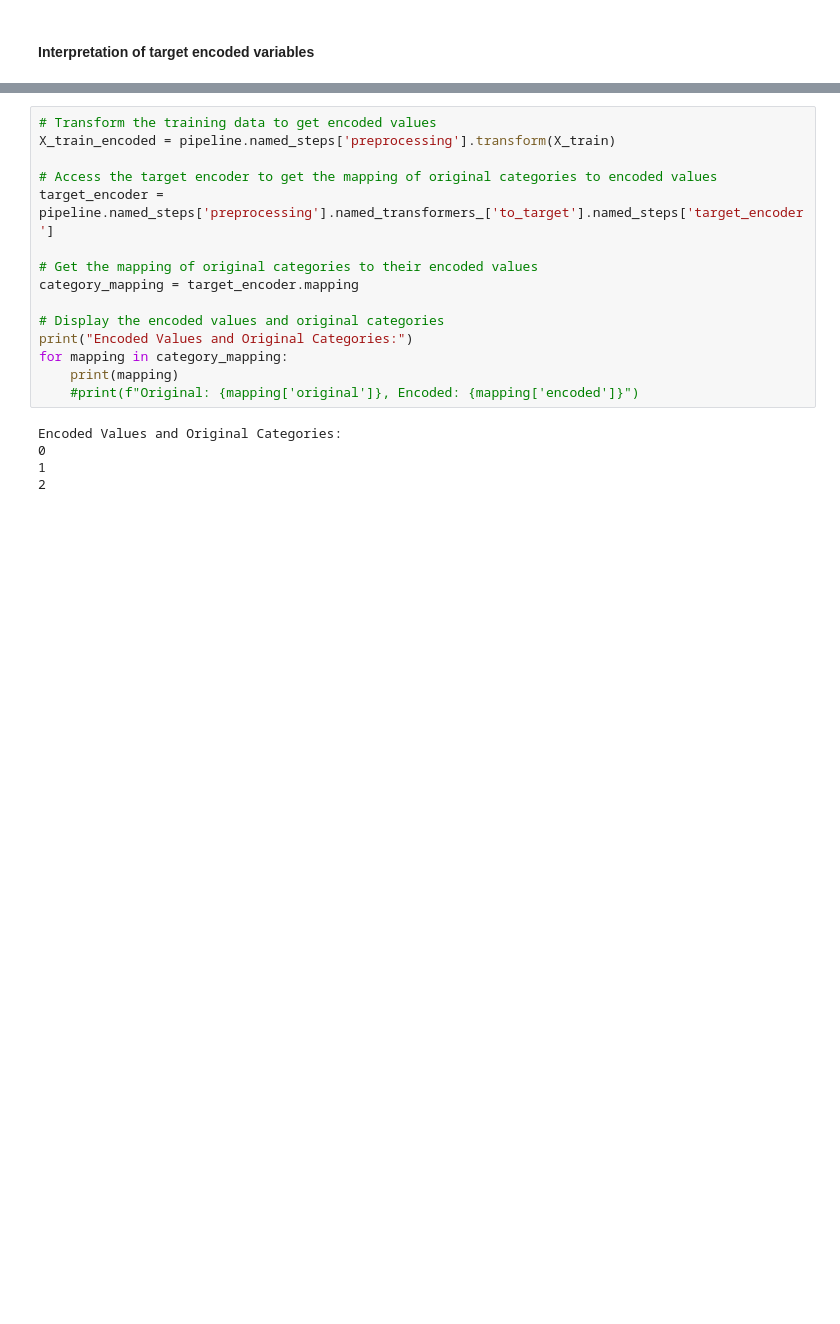
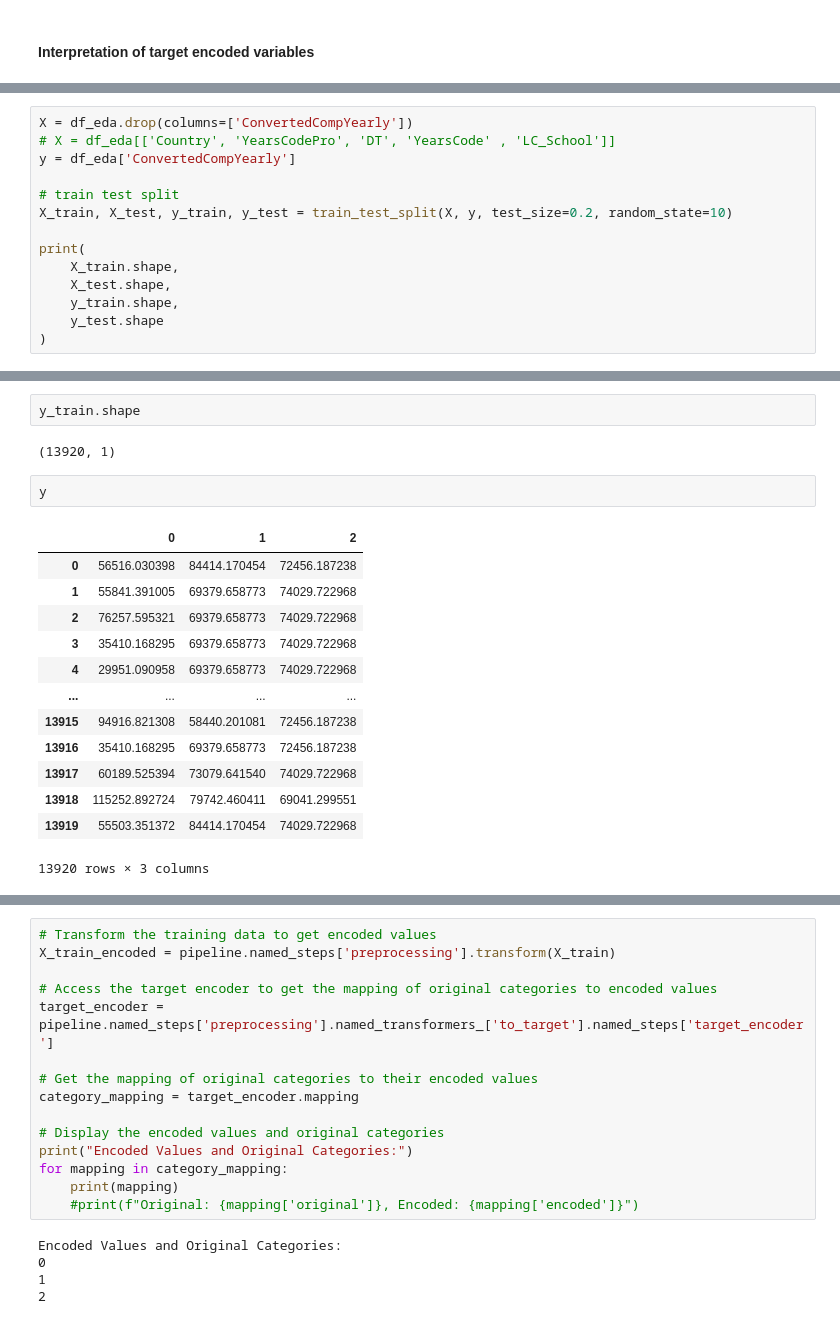
Before and after one commit to DavidB1999/Udacity-Project---Stack-Overflow-Annual-Developer-Survey, a Jupyter notebook: Analysis.ipynb, the cells around one changed output, grey strips where cells are left out. Drawn from its saved outputs; the diff is of its cells as text; blank space fills up the shorter version.

```diff
--- a/Analysis.ipynb
+++ b/Analysis.ipynb
@@ -900,0 +892,14 @@ TargetEncoder(cols=['Country', 'DevType', 'EdLevel'], smoothing=1.0)
+# %%
+X = df_eda.drop(columns=['ConvertedCompYearly'])
+# X = df_eda[['Country', 'YearsCodePro', 'DT', 'YearsCode' , 'LC_School']]
+y = df_eda['ConvertedCompYearly']
+
+# train test split
+X_train, X_test, y_train, y_test = train_test_split(X, y, test_size=0.2, random_state=10)
+
+print(
+    X_train.shape,
+    X_test.shape,
+    y_train.shape,
+    y_test.shape
+)
@@ -901,3 +960,23 @@ TargetEncoder(cols=['Country', 'DevType', 'EdLevel'], smoothing=1.0)
+# %%
+y_train.shape
+# %% [output]
+(13920, 1)
+# %%
+y
+# %% [output]
+|  | 0 | 1 | 2 |
+| 0 | 56516.030398 | 84414.170454 | 72456.187238 |
+| 1 | 55841.391005 | 69379.658773 | 74029.722968 |
+| 2 | 76257.595321 | 69379.658773 | 74029.722968 |
+| 3 | 35410.168295 | 69379.658773 | 74029.722968 |
+| 4 | 29951.090958 | 69379.658773 | 74029.722968 |
+| ... | ... | ... | ... |
+| 13915 | 94916.821308 | 58440.201081 | 72456.187238 |
+| 13916 | 35410.168295 | 69379.658773 | 72456.187238 |
+| 13917 | 60189.525394 | 73079.641540 | 74029.722968 |
+| 13918 | 115252.892724 | 79742.460411 | 69041.299551 |
+| 13919 | 55503.351372 | 84414.170454 | 74029.722968 |
+13920 rows × 3 columns
 # %%
 # target encoder mapping does not return the original category names but integers when used in pipeline
 # so we have to get creative and map manually
```
Also changed, not shown: parts of 23 cells of this notebook.
